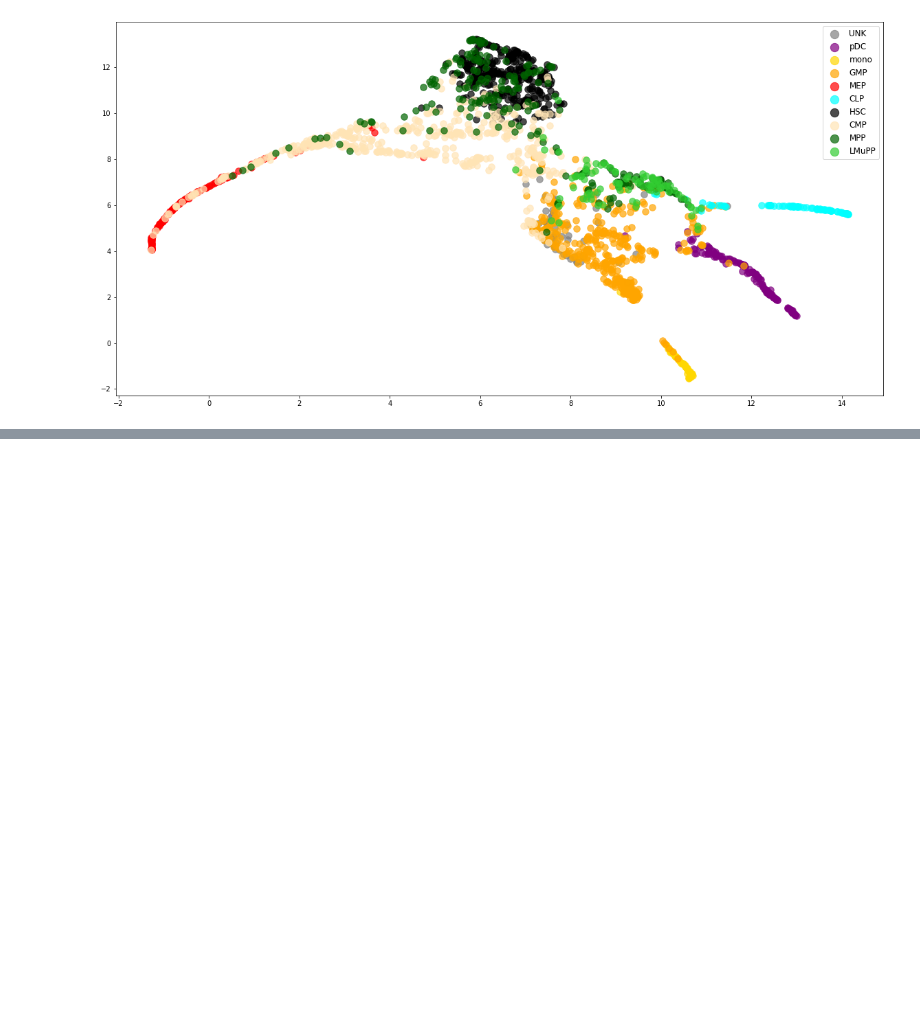
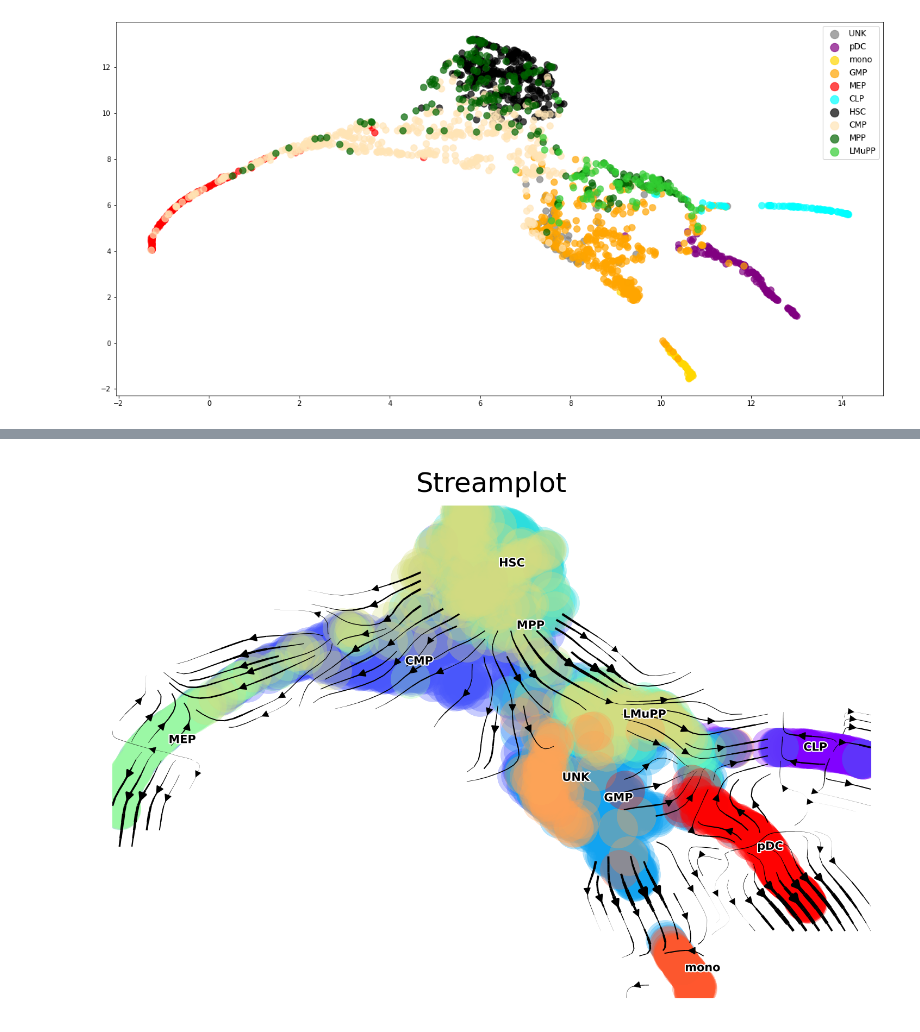
Before and after one commit to ShobiStassen/VIA, a Jupyter notebook: Jupyter Notebooks/ViaJupyter_scATAC-seq_HumanHematopoiesis.ipynb, the cells around one changed output, grey strips where cells are left out. Saved outputs shown, nothing was run; the diff lists cells and outputs as text; code cells hidden in the pictures; blank space fills up the shorter version.

```diff
--- a/Jupyter Notebooks/ViaJupyter_scATAC-seq_HumanHematopoiesis.ipynb
+++ b/Jupyter Notebooks/ViaJupyter_scATAC-seq_HumanHematopoiesis.ipynb
@@ -109,0 +108,5 @@ time elapsed 20.3 seconds
+# %%
+#draw a field plot of cell level directionality on umap
+via.via_streamplot(via_coarse=v0, embedding=embedding, scatter_size=300, scatter_alpha=0.3)
+# %% [output]
+[figure, added]
```
Also changed, not shown: parts of 9 cells of this notebook.
